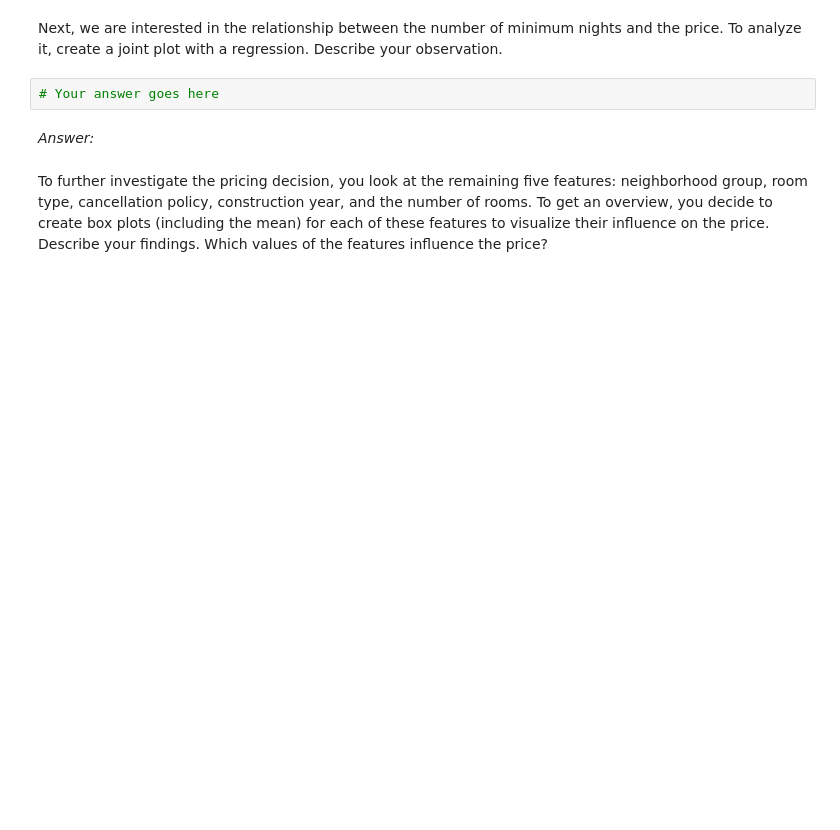
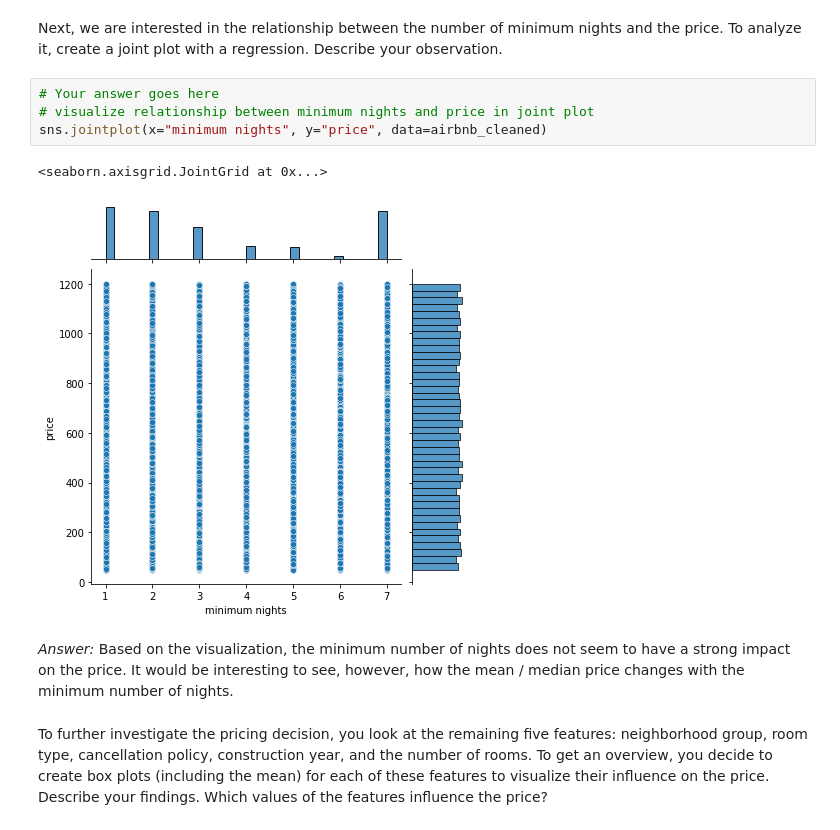
Before and after one commit to CodingTil/2022_23---Introduction-to-Data-Science---Exercises, a Jupyter notebook: assignment_1/assignment_1.ipynb, the cells around one changed output. Drawn from its saved outputs; the diff is of its cells as text; blank space fills up the shorter version.

```diff
--- a/assignment_1/assignment_1.ipynb
+++ b/assignment_1/assignment_1.ipynb
@@ -106,8 +243,14 @@ _Answer:_
 Next, we are interested in the relationship between the number of minimum nights and the price. To analyze it, create a joint plot with a regression. Describe your observation.
 # %%
 # Your answer goes here
+# visualize relationship between minimum nights and price in joint plot
+sns.jointplot(x="minimum nights", y="price", data=airbnb_cleaned)
+# %% [output]
+<seaborn.axisgrid.JointGrid at 0x...>
+[figure, added]
 # %% [markdown]
 _Answer:_
+Based on the visualization, the minimum number of nights does not seem to have a strong impact on the price. It would be interesting to see, however, how the mean / median price changes with the minimum number of nights.
 # %% [markdown]
 To further investigate the pricing decision, you look at the remaining five features: neighborhood group, room type, cancellation policy, construction year, and the number of rooms.
 To get an overview, you decide to create box plots (including the mean) for each of these features to visualize their influence on the price. Describe your findings. Which values of the features influence the price?
```
Also changed, not shown: parts of 23 cells of this notebook.
